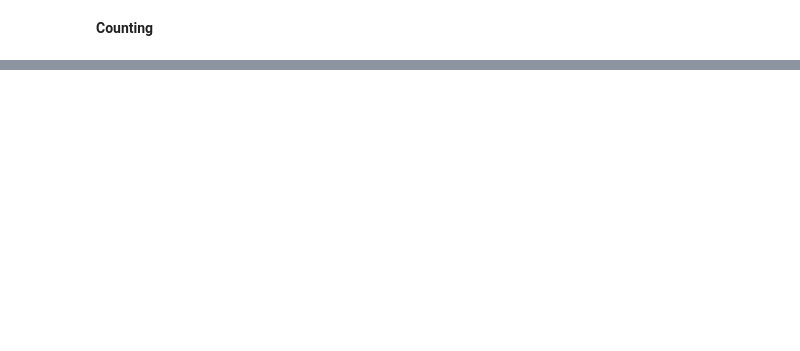
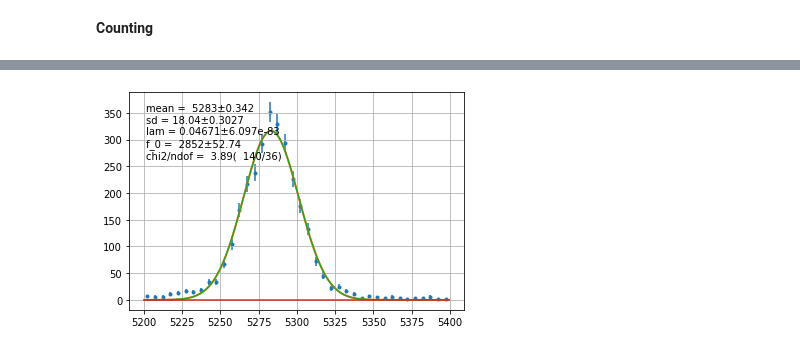
Before and after one commit to tsiligardi/PRA3024-Analysis-of-big-data-in-physics, a Jupyter notebook: LHCb_no_root_ipynb_with_iminuit.ipynb, the cells around one changed output, grey strips where cells are left out. Saved outputs shown, nothing was run; the diff lists cells and outputs as text; code cells hidden in the pictures; blank space fills up the shorter version.

```diff
--- a/LHCb_no_root_ipynb_with_iminuit.ipynb
+++ b/LHCb_no_root_ipynb_with_iminuit.ipynb
@@ -240,0 +249,14 @@ The Asymmetry is: 0.04292862786410324
+# %%
+#Model B_plus
+H1_Bplus,H2_Bplus,H3_Bplus=getDaughterParticles(B_plus)
+mass_mother_Bplus=massMother(H1_Bplus,H2_Bplus,H3_Bplus,massK)
+
+data_B_plus=array([m for m in mass_mother_Bplus if (m>5200) and (m<5400)])
+
+binned_likelihood_B_plus = probfit.BinnedChi2(pdf, data_B_plus,bound=(min(data_B_plus),max(data_B_plus)))
+minuit = iminuit.Minuit(binned_likelihood_B_plus, mean=mean(data_B_plus),sd=std(data_B_plus),lam=0.02)
+
+minuit.migrad()
+binned_likelihood_B_plus.draw(minuit,parts=True);
+# %% [output]
+[figure, added]
```
Also changed, not shown: parts of 6 cells of this notebook.
